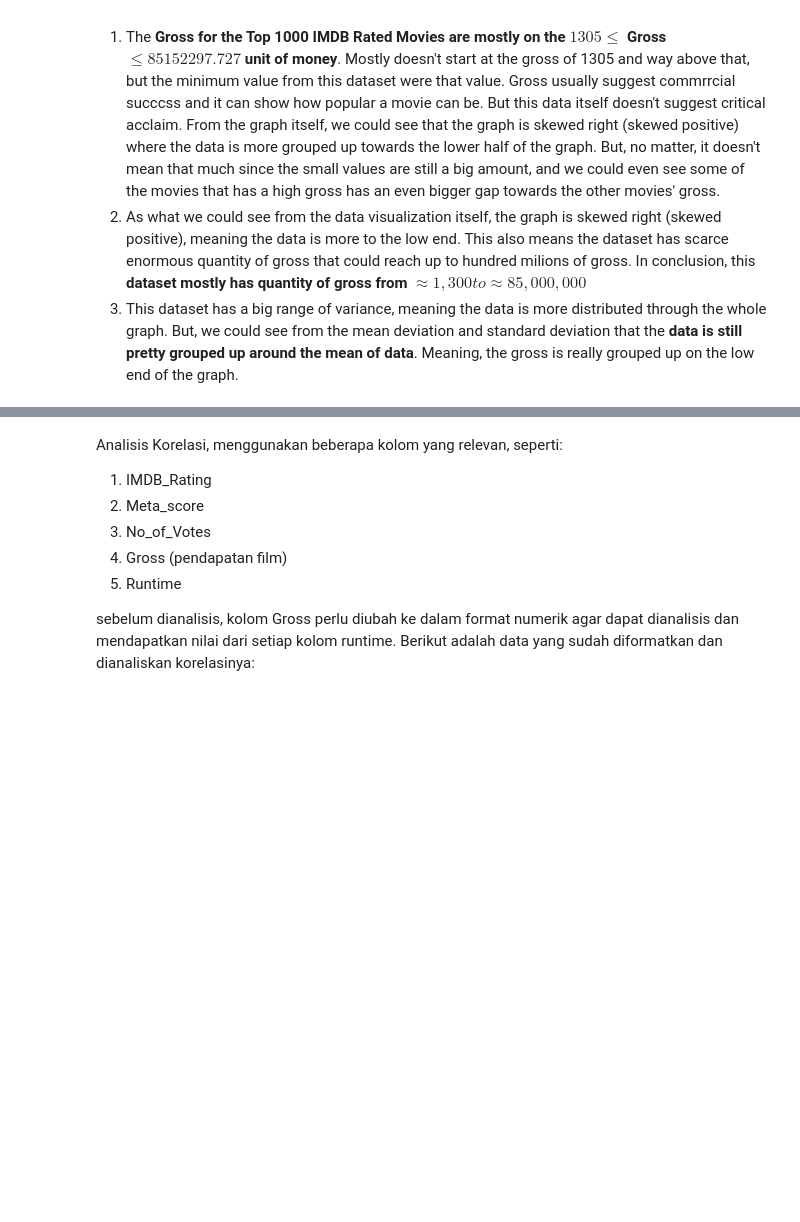
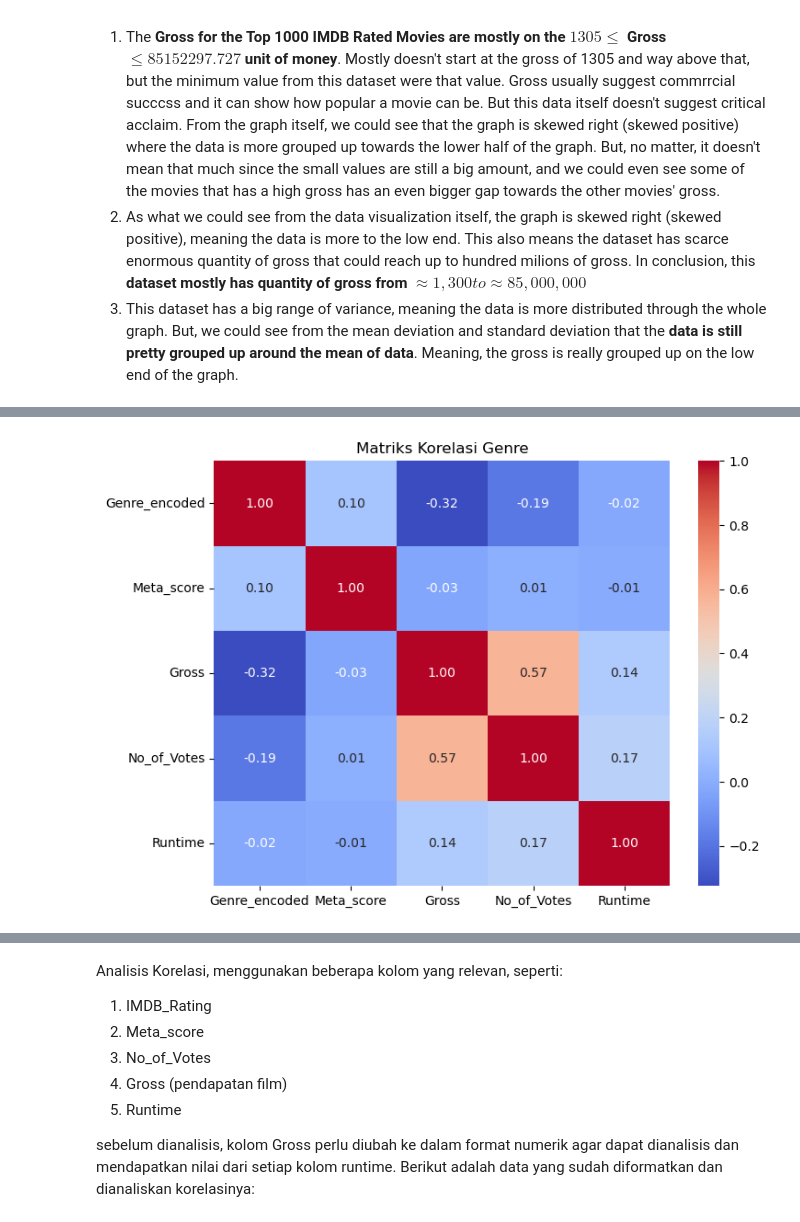
Before and after one commit to sipalingnub/fpStatpropb24, a Jupyter notebook: FP Akhir.ipynb, the cells around one changed output, grey strips where cells are left out. Cells and saved outputs as stored; diff of their text form; code cells hidden in the pictures; blank space fills up the shorter version.

```diff
--- a/FP Akhir.ipynb
+++ b/FP Akhir.ipynb
@@ -1230,0 +1467,12 @@ What we can conclude from the data that we've calculated and from the visualizat
+# %%
+#label encoding untuk genre, agar bisa menghitung korelasi pearsonnya. Sehingga genre menjadi variabel numerik
+from sklearn.preprocessing import LabelEncoder
+le = LabelEncoder()
+data['Genre_encoded']= le.fit_transform(data['Genre'])
+
+#menghitung korelasi dengan Genre Encoded
+correlation_matrix = data[['Genre_encoded', 'Meta_score', 'Gross', 'No_of_Votes', 'Runtime']].corr()
+genre_corr = correlation_matrix['Genre_encoded']
+
+print("Korelasi Genre dengan variabel lainnya:")
+print(genre_corr)
@@ -1230,0 +1487,8 @@ What we can conclude from the data that we've calculated and from the visualizat
+# %%
+#visualisasi heatmap genre
+plt.figure(figsize=(8,6))
+sns.heatmap(correlation_matrix, annot=True, cmap='coolwarm', fmt='.2f')
+plt.title("Matriks Korelasi Genre")
+plt.show()
+# %% [output]
+[figure, added]
```
Also changed, not shown: parts of 41 cells of this notebook.
